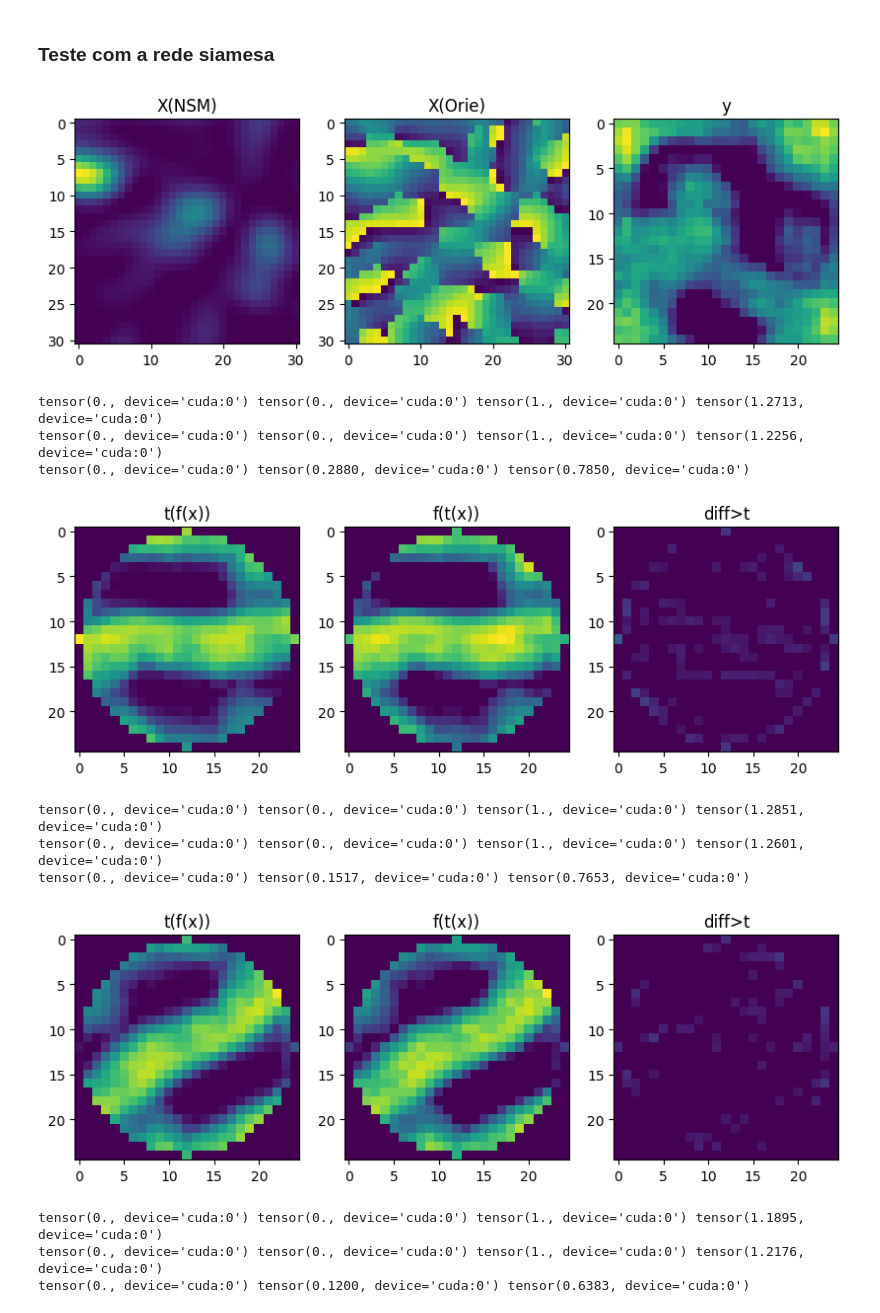
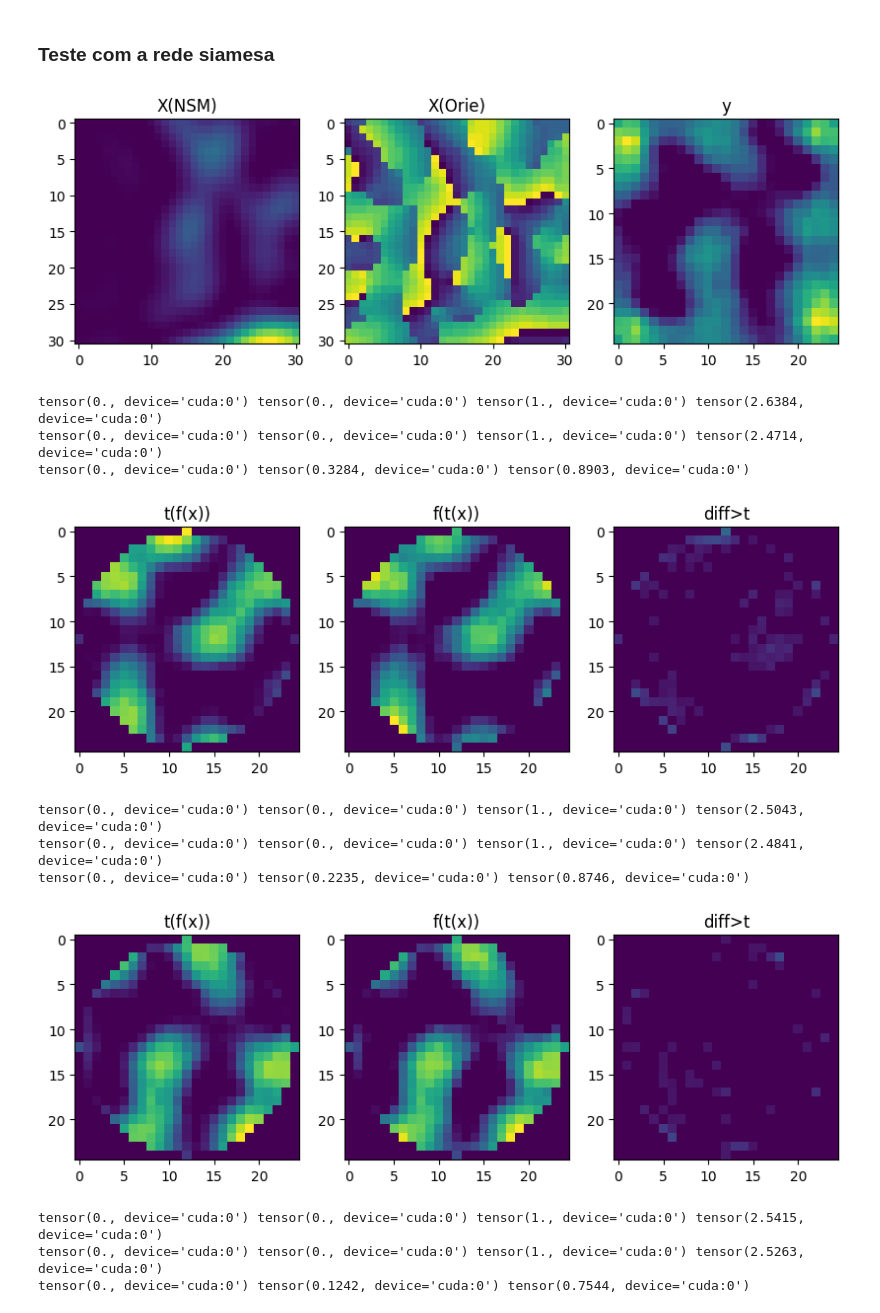
Before and after one commit to binarycode11/singular-points, a Jupyter notebook: siamesa.ipynb, the cells around one changed output. Saved outputs shown, nothing was run; the diff lists cells and outputs as text; code cells hidden in the pictures.

Commit message:
ajuste na rede siamesa

```diff
--- a/siamesa.ipynb
+++ b/siamesa.ipynb
@@ -101,10 +107,10 @@ import torch
 from torch.utils.data import DataLoader, random_split
 
 # Definindo o tamanho do lote desejado
-batch_size = 10
+batch_size = 25
 
 # Dividindo o tensor em conjuntos de treinamento e teste
-train_ratio = 0.8
+train_ratio = 0.6
 train_size = int(train_ratio * len(mini_dataloader))
 test_size = len(mini_dataloader) - train_size
 
@@ -205,12 +211,3 @@ class Siamesa(nn.Module):
         x2 = self.feature(X2)
         x = self.discriminator(x1,x2)
         return x
-
-
-X1=torch.rand(8,2,31,31).to(device)
-X2=torch.rand(8,2,31,31).to(device)
-
-model =Siamesa(n_dim=31,n_channel=2).to(device)
-temp = model(X1,X2)
-
-temp
@@ -267,7 +261,7 @@ def test(model,test_loader,loss_fn,device='cpu'):
 
 #Create methods to calculate loss
 def loss_fn(output_pos,output_neg):
-    margim = 0.5
+    margim = 0.8
     zero = torch.tensor(0.,requires_grad=True).to(output_pos.device)
     loss = output_pos - output_neg + margim
     loss = torch.max(torch.tensor(0),loss)
@@ -278,7 +272,7 @@ def loss_fn(output_pos,output_neg):
 #Create methods random_transform with kornia with import
 import kornia
 def random_transform(x):
-    x = kornia.augmentation.RandomAffine(degrees=(-180., 180.),translate=(0.05,0.05),scale=(0.95,1.05))(x)
+    x = kornia.augmentation.RandomAffine(degrees=(-180., 180.),translate=None,scale=None)(x)
     return x
 # %%
 model =Siamesa(n_dim=31,n_channel=2).to(device)
@@ -302,6 +298,6 @@ def train(model,train_loader,test_loader,loss_fn,epochs=10,device='cpu'):
         print(f'Epoch: {epoch}, Train Loss: {loss_train:.4f}, Test Loss: {loss_test:.4f}')
 
 
-train(model,train_loader,test_loader,loss_fn,epochs=150,device=device)
+train(model,train_loader,test_loader,loss_fn,epochs=70,device=device)
 # %% [output]
 initial_lr  0.0001 lr  0.0001
@@ -367,44 +363,44 @@ angles =  torch.tensor(np.random.uniform(low=0.0, high=360.0, size=10)//1, dtype
 
 
 iterator=iter(test_loader)
 data = next(iterator)
 index = 5
 with torch.no_grad():
     y = model_feature(data)
     c_mask = create_circular_mask(y.shape[2],y.shape[3])
     c_mask = torch.tensor(c_mask).to(device)
 
     show_images(normalize_tensor(data[index,0]),normalize_tensor(data[index,1]),normalize_tensor(y[index,0]),title1="X(NSM)",title2="X(Orie)",title3="y")
     for angle in angles:
         data_rotated, y_rotated = rotate_images(data, y, angle)
         y_rotated2 = model_feature(data_rotated)
 
         distance =model_discriminator(y_rotated,y_rotated2)
         y_rotated2 = y_rotated2*c_mask
         y_rotated = y_rotated*c_mask
 
-        y1n=normalize_tensor(y_rotated[0,0])
-        y2n=normalize_tensor(y_rotated2[0,0])
+        y1n=normalize_tensor(y_rotated[index,0])
+        y2n=normalize_tensor(y_rotated2[index,0])
 
         print(y1n.min(),y_rotated.min(),y1n.max(),y_rotated.max())
         print(y2n.min(),y_rotated2.min(),y2n.max(),y_rotated2.max())
 
         diff = abs(y2n - y1n)
         t = 0.05
         diff[abs(diff) < t] = 0
 
         print(diff.min(),diff.max(),distance[0])
         show_images(y1n,y2n,diff,title1="t(f(x))",title2="f(t(x))",title3="diff>t")
 # %% [output]
-[figure, old version]
+[figure, new version]
-tensor(0., device='cuda:0') tensor(0., device='cuda:0') tensor(1., device='cuda:0') tensor(1.2713, device='cuda:0')
-tensor(0., device='cuda:0') tensor(0., device='cuda:0') tensor(1., device='cuda:0') tensor(1.2256, device='cuda:0')
-tensor(0., device='cuda:0') tensor(0.2880, device='cuda:0') tensor(0.7850, device='cuda:0')
+tensor(0., device='cuda:0') tensor(0., device='cuda:0') tensor(1., device='cuda:0') tensor(2.6384, device='cuda:0')
+tensor(0., device='cuda:0') tensor(0., device='cuda:0') tensor(1., device='cuda:0') tensor(2.4714, device='cuda:0')
+tensor(0., device='cuda:0') tensor(0.3284, device='cuda:0') tensor(0.8903, device='cuda:0')
-[figure, old version]
+[figure, new version]
-tensor(0., device='cuda:0') tensor(0., device='cuda:0') tensor(1., device='cuda:0') tensor(1.2851, device='cuda:0')
-tensor(0., device='cuda:0') tensor(0., device='cuda:0') tensor(1., device='cuda:0') tensor(1.2601, device='cuda:0')
-tensor(0., device='cuda:0') tensor(0.1517, device='cuda:0') tensor(0.7653, device='cuda:0')
+tensor(0., device='cuda:0') tensor(0., device='cuda:0') tensor(1., device='cuda:0') tensor(2.5043, device='cuda:0')
+tensor(0., device='cuda:0') tensor(0., device='cuda:0') tensor(1., device='cuda:0') tensor(2.4841, device='cuda:0')
+tensor(0., device='cuda:0') tensor(0.2235, device='cuda:0') tensor(0.8746, device='cuda:0')
-[figure, old version]
+[figure, new version]
-tensor(0., device='cuda:0') tensor(0., device='cuda:0') tensor(1., device='cuda:0') tensor(1.1895, device='cuda:0')
-tensor(0., device='cuda:0') tensor(0., device='cuda:0') tensor(1., device='cuda:0') tensor(1.2176, device='cuda:0')
-tensor(0., device='cuda:0') tensor(0.1200, device='cuda:0') tensor(0.6383, device='cuda:0')
+tensor(0., device='cuda:0') tensor(0., device='cuda:0') tensor(1., device='cuda:0') tensor(2.5415, device='cuda:0')
+tensor(0., device='cuda:0') tensor(0., device='cuda:0') tensor(1., device='cuda:0') tensor(2.5263, device='cuda:0')
+tensor(0., device='cuda:0') tensor(0.1242, device='cuda:0') tensor(0.7544, device='cuda:0')
```
Also changed, not shown: parts of 16 cells of this notebook, 1 other file.
